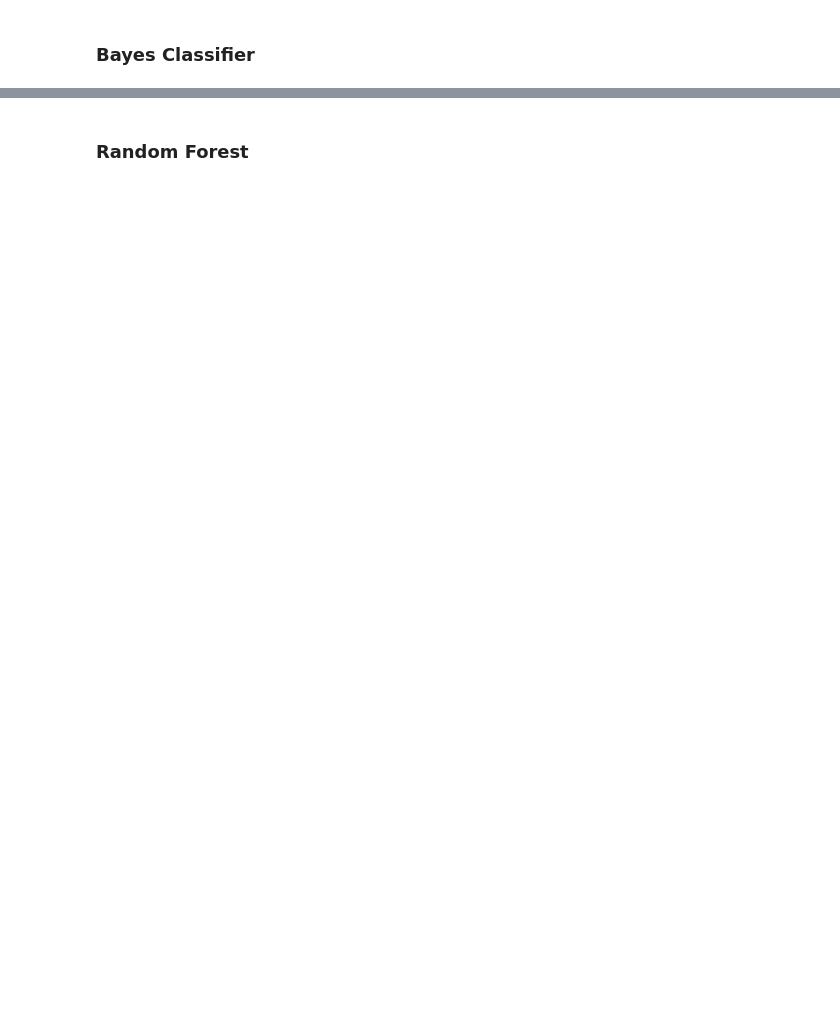
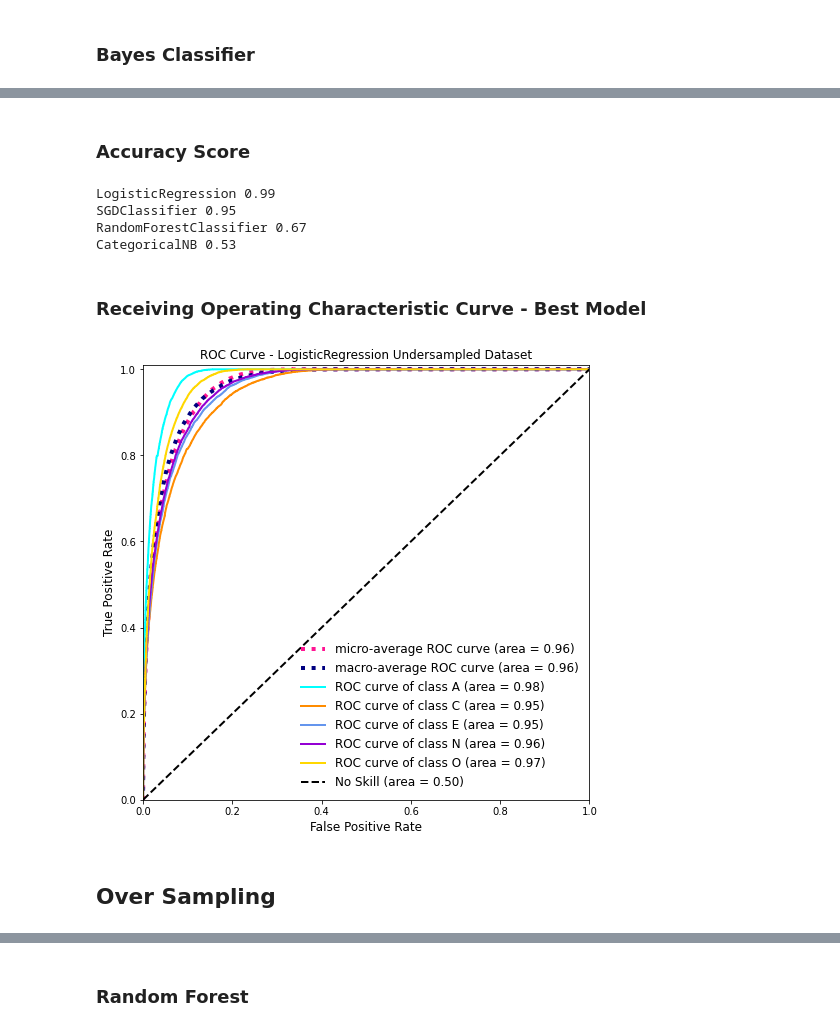
Before and after one commit to UNSpecializationAI/BigFivePersonality, a Jupyter notebook: Big-Five Factor Markers.ipynb, the cells around one changed output, grey strips where cells are left out. Saved outputs shown, nothing was run; the diff lists cells and outputs as text; code cells hidden in the pictures; blank space fills up the shorter version.

```diff
--- a/Big-Five Factor Markers.ipynb
+++ b/Big-Five Factor Markers.ipynb
@@ -344,0 +578,17 @@ models[str(type(bayes).__name__)] = bayes
+# %% [markdown]
+### Accuracy Score
+# %%
+accuracy_score_models(models,X_test)
+# %% [output]
+LogisticRegression 0.99
+SGDClassifier 0.95
+RandomForestClassifier 0.67
+CategoricalNB 0.53
+# %% [markdown]
+### Receiving Operating Characteristic Curve - Best Model
+# %%
+plot_roc_curve_multiclass(models['LogisticRegression'], X_res, y_res, label = 'Undersampled Dataset')
+# %% [output]
+[figure, added]
+# %% [markdown]
+## Over Sampling
```
Also changed, not shown: parts of 83 cells of this notebook.
